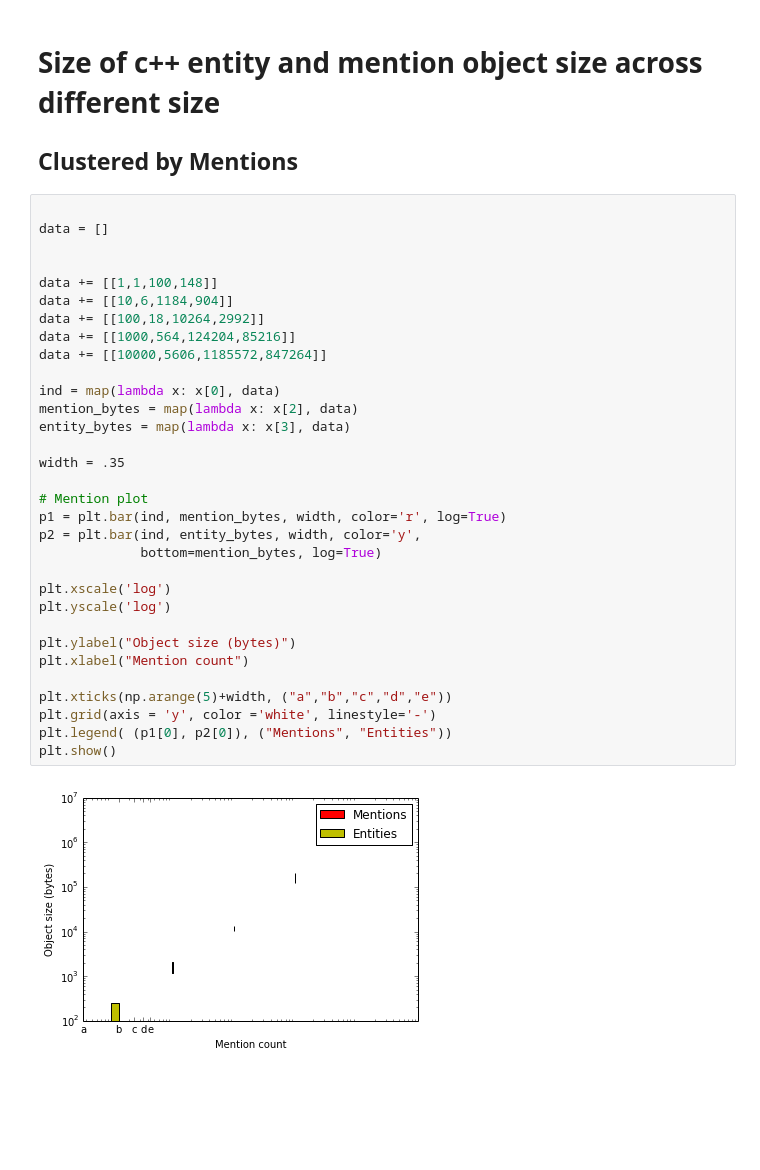
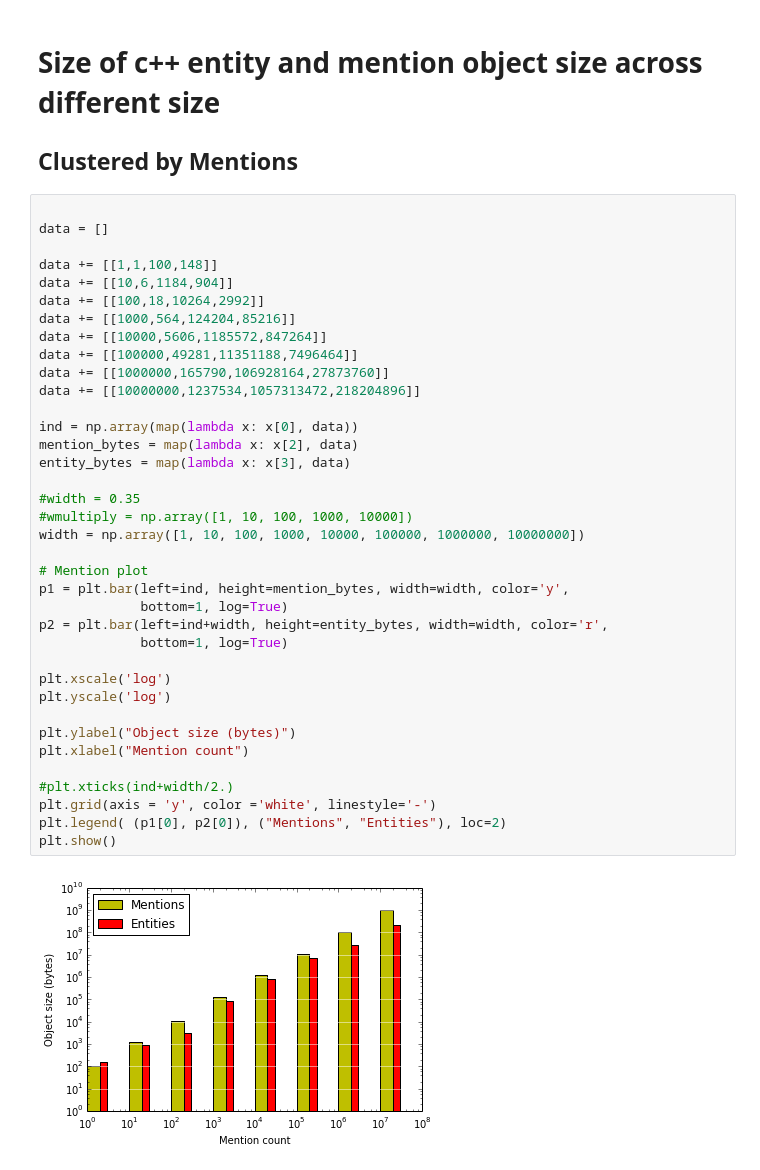
Before and after one commit to cegme/qdstreaming, a Jupyter notebook: code/c/WikiLink Data Analysis.ipynb, the cells around one changed output. Saved outputs shown, nothing was run; the diff lists cells and outputs as text; blank space fills up the shorter version.

```diff
--- a/code/c/WikiLink Data Analysis.ipynb
+++ b/code/c/WikiLink Data Analysis.ipynb
@@ -50,34 +50,39 @@ print t['thecount'].sum() / data['thecount'].sum()
 # %%
 
 data = []
-
 
 data += [[1,1,100,148]]
 data += [[10,6,1184,904]]
 data += [[100,18,10264,2992]]
 data += [[1000,564,124204,85216]]
 data += [[10000,5606,1185572,847264]]
+data += [[100000,49281,11351188,7496464]]
+data += [[1000000,165790,106928164,27873760]]
+data += [[10000000,1237534,1057313472,218204896]]
 
-ind = map(lambda x: x[0], data)
+ind = np.array(map(lambda x: x[0], data))
 mention_bytes = map(lambda x: x[2], data)
 entity_bytes = map(lambda x: x[3], data)
 
-width = .35
+#width = 0.35
+#wmultiply = np.array([1, 10, 100, 1000, 10000])
+width = np.array([1, 10, 100, 1000, 10000, 100000, 1000000, 10000000])
 
 # Mention plot
-p1 = plt.bar(ind, mention_bytes, width, color='r', log=True)
-p2 = plt.bar(ind, entity_bytes, width, color='y',
-             bottom=mention_bytes, log=True)
+p1 = plt.bar(left=ind, height=mention_bytes, width=width, color='y',
+             bottom=1, log=True)
+p2 = plt.bar(left=ind+width, height=entity_bytes, width=width, color='r',
+             bottom=1, log=True)
 
 plt.xscale('log')
 plt.yscale('log')
 
 plt.ylabel("Object size (bytes)")
 plt.xlabel("Mention count")
 
-plt.xticks(np.arange(5)+width, ("a","b","c","d","e"))
+#plt.xticks(ind+width/2.)
 plt.grid(axis = 'y', color ='white', linestyle='-')
-plt.legend( (p1[0], p2[0]), ("Mentions", "Entities"))
+plt.legend( (p1[0], p2[0]), ("Mentions", "Entities"), loc=2)
 plt.show()
 # %% [output]
-[figure, old version]
+[figure, new version]
```
Also changed, not shown: 4 other files.
